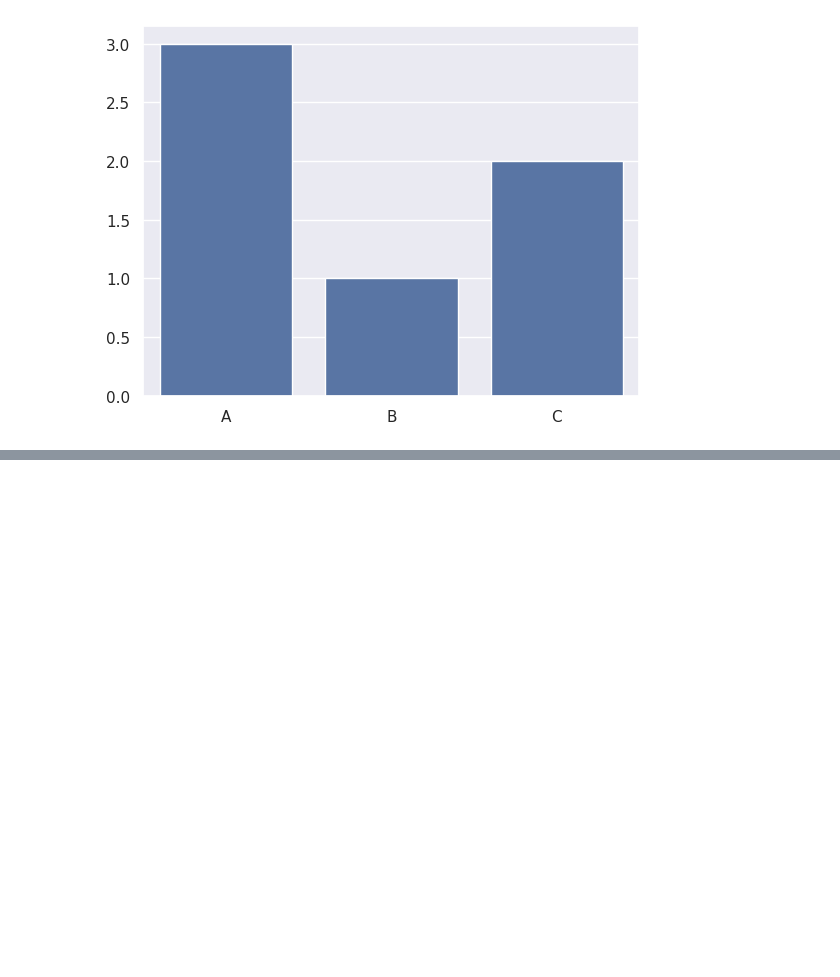
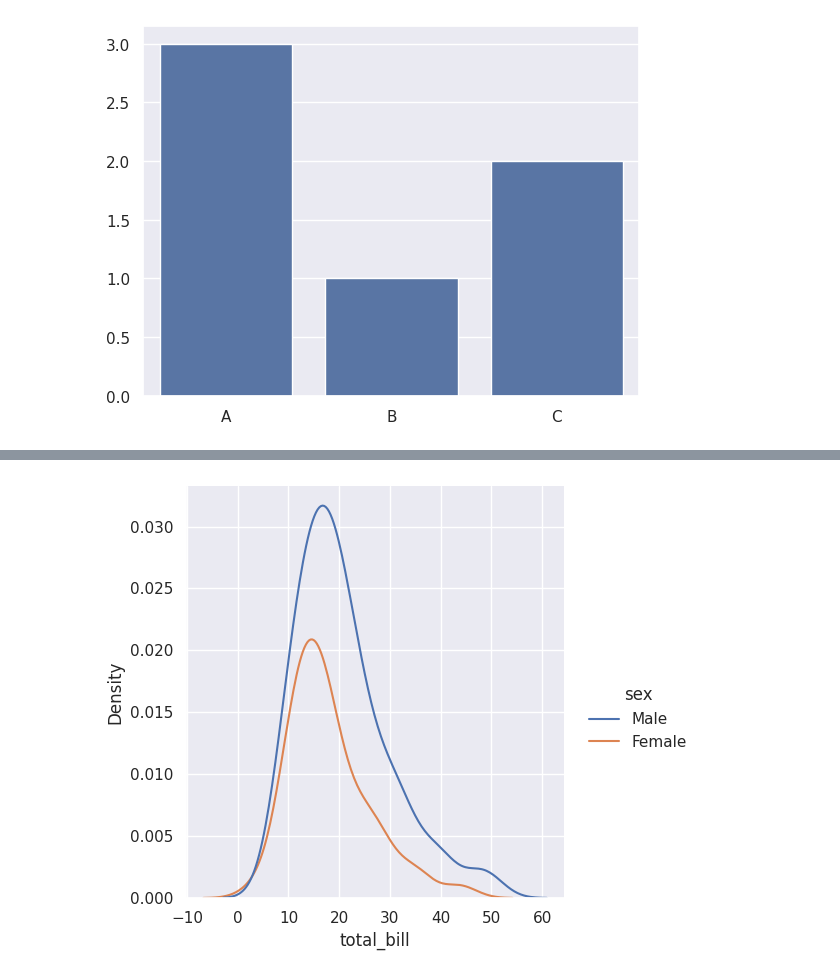
Before and after one commit to feracor/matplotlib_eaborn, a Jupyter notebook: 2_seaborn.ipynb, the cells around one changed output, grey strips where cells are left out. Saved outputs shown, nothing was run; the diff lists cells and outputs as text; code cells hidden in the pictures; blank space fills up the shorter version.

```diff
--- a/2_seaborn.ipynb
+++ b/2_seaborn.ipynb
@@ -43,0 +61,5 @@ WARNING:matplotlib.font_manager:findfont: Font family 'Ariel' not found.
+# %%
+sns.displot(data=tips,x='total_bill', hue='sex', kind='kde') #Parámetro 'kind' permite escoger el tipo de gráfico
+plt.show()
+# %% [output]
+[figure, added]
```
Also changed, not shown: parts of 8 cells of this notebook.
